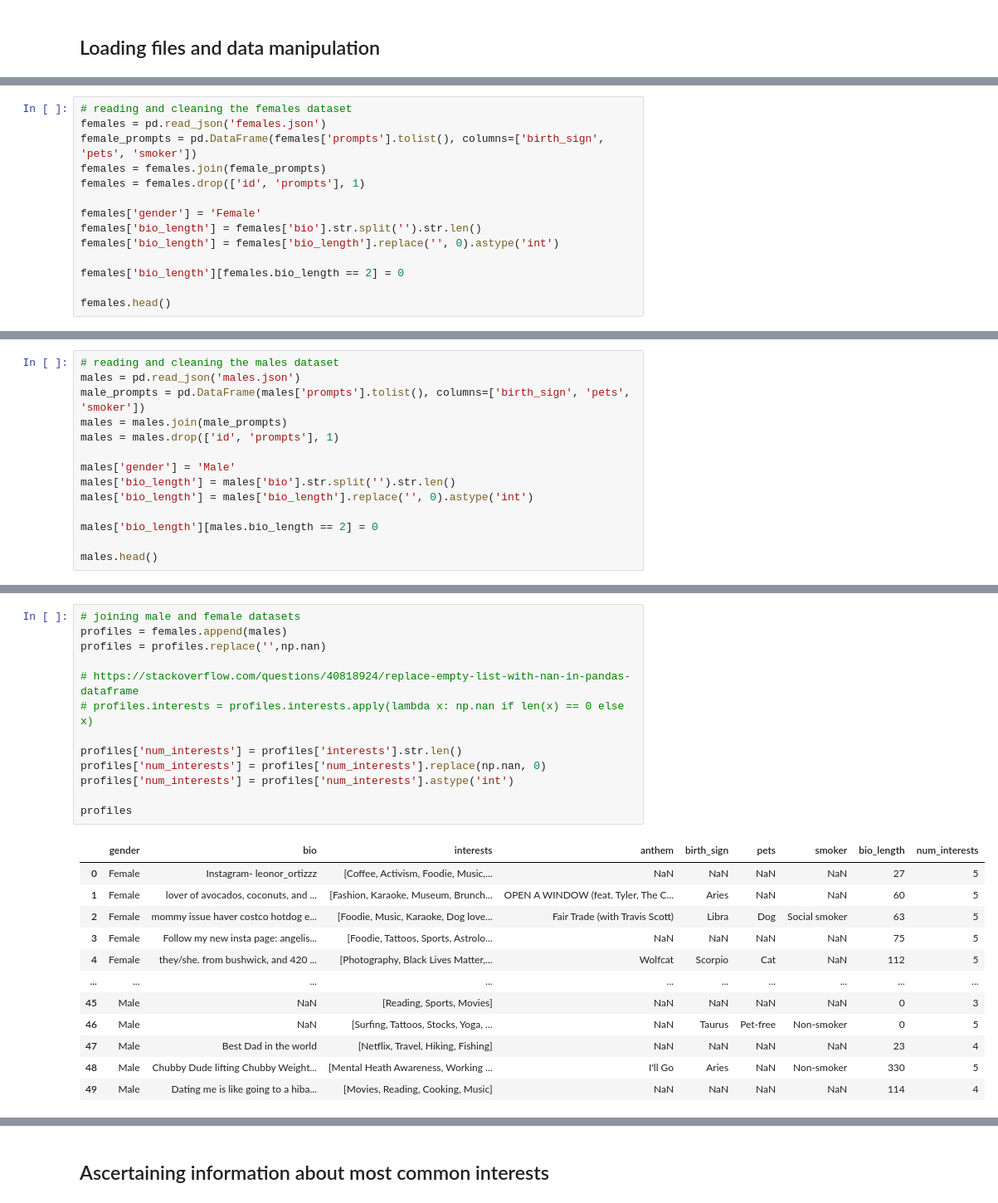
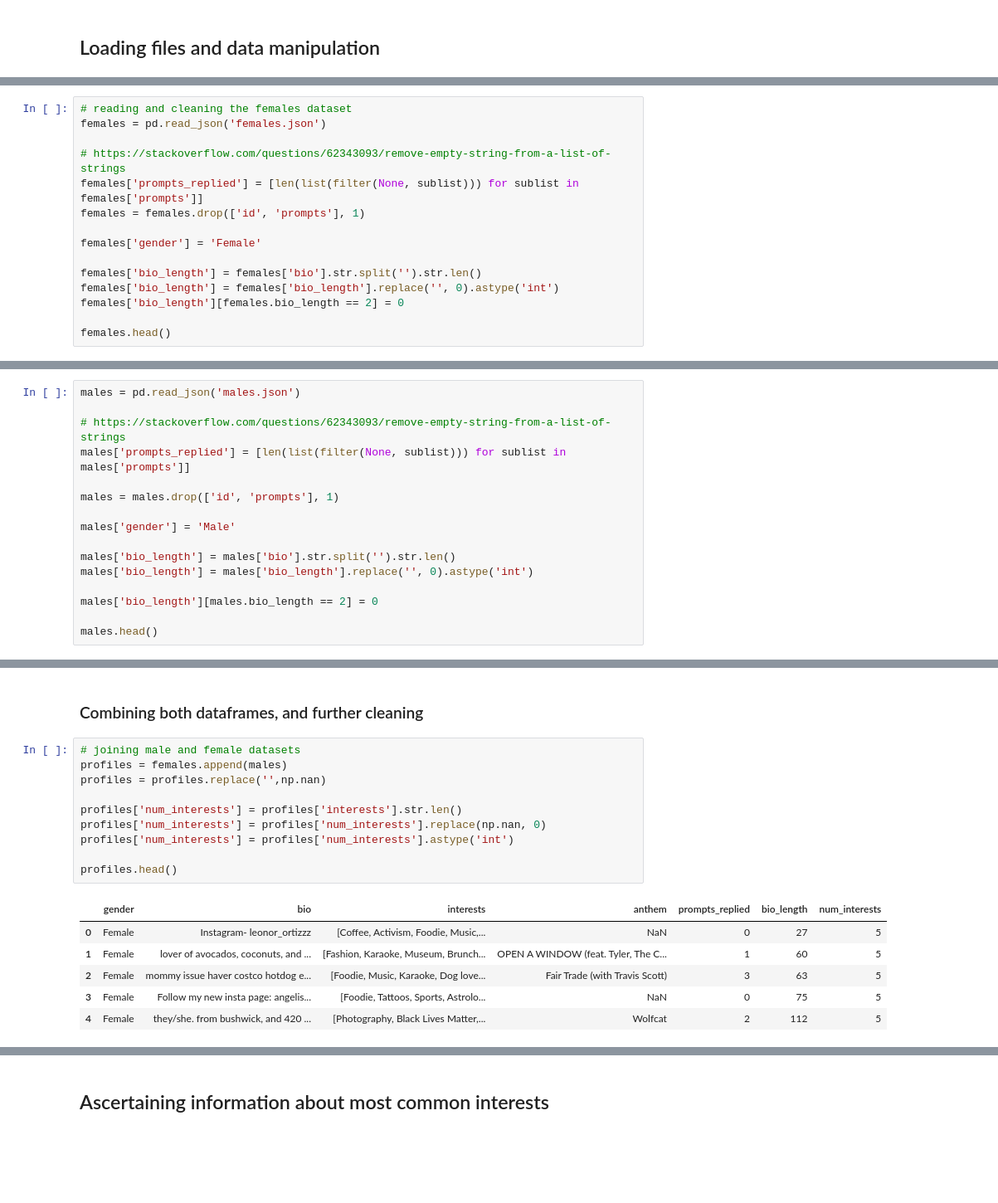
Before and after one commit to ccvale/tinder-profile-analysis, a Jupyter notebook: tinderquery.ipynb, the cells around one changed output, grey strips where cells are left out. Shown: that part at 83% size. Cells and saved outputs as stored; diff of their text form; blank space fills up the shorter version.

Commit message:
something like this

```diff
--- a/tinderquery.ipynb
+++ b/tinderquery.ipynb
@@ -13,14 +15,15 @@ import numpy as np
 # %%
 # reading and cleaning the females dataset
 females = pd.read_json('females.json')
-female_prompts = pd.DataFrame(females['prompts'].tolist(), columns=['birth_sign', 'pets', 'smoker'])
-females = females.join(female_prompts)
+
+# https://stackoverflow.com/questions/62343093/remove-empty-string-from-a-list-of-strings
+females['prompts_replied'] = [len(list(filter(None, sublist))) for sublist in females['prompts']]
 females = females.drop(['id', 'prompts'], 1)
 
 females['gender'] = 'Female'
+
 females['bio_length'] = females['bio'].str.split('').str.len()
 females['bio_length'] = females['bio_length'].replace('', 0).astype('int')
-
 females['bio_length'][females.bio_length == 2] = 0
 
 females.head()
@@ -34,11 +39,13 @@ females.head()
 # %%
-# reading and cleaning the males dataset
 males = pd.read_json('males.json')
-male_prompts = pd.DataFrame(males['prompts'].tolist(), columns=['birth_sign', 'pets', 'smoker'])
-males = males.join(male_prompts)
+
+# https://stackoverflow.com/questions/62343093/remove-empty-string-from-a-list-of-strings
+males['prompts_replied'] = [len(list(filter(None, sublist))) for sublist in males['prompts']]
+
 males = males.drop(['id', 'prompts'], 1)
 
 males['gender'] = 'Male'
+
 males['bio_length'] = males['bio'].str.split('').str.len()
 males['bio_length'] = males['bio_length'].replace('', 0).astype('int')
 
@@ -55,26 +62,19 @@ males.head()
+# %% [markdown]
+### Combining both dataframes, and further cleaning
 # %%
 # joining male and female datasets
 profiles = females.append(males)
 profiles = profiles.replace('',np.nan)
 
-# https://stackoverflow.com/questions/40818924/replace-empty-list-with-nan-in-pandas-dataframe
-# profiles.interests = profiles.interests.apply(lambda x: np.nan if len(x) == 0 else x)
-
 profiles['num_interests'] = profiles['interests'].str.len()
 profiles['num_interests'] = profiles['num_interests'].replace(np.nan, 0)
 profiles['num_interests'] = profiles['num_interests'].astype('int')
 
-profiles
+profiles.head()
 # %% [output]
-|  | gender | bio | interests | anthem | birth_sign | pets | smoker | bio_length | num_interests |
-| 0 | Female | Instagram- leonor_ortizzz | [Coffee, Activism, Foodie, Music,... | NaN | NaN | NaN | NaN | 27 | 5 |
-| 1 | Female | lover of avocados, coconuts, and ... | [Fashion, Karaoke, Museum, Brunch... | OPEN A WINDOW (feat. Tyler, The C... | Aries | NaN | NaN | 60 | 5 |
-| 2 | Female | mommy issue haver costco hotdog e... | [Foodie, Music, Karaoke, Dog love... | Fair Trade (with Travis Scott) | Libra | Dog | Social smoker | 63 | 5 |
-| 3 | Female | Follow my new insta page: angelis... | [Foodie, Tattoos, Sports, Astrolo... | NaN | NaN | NaN | NaN | 75 | 5 |
-| 4 | Female | they/she. from bushwick, and 420 ... | [Photography, Black Lives Matter,... | Wolfcat | Scorpio | Cat | NaN | 112 | 5 |
-| ... | ... | ... | ... | ... | ... | ... | ... | ... | ... |
-| 45 | Male | NaN | [Reading, Sports, Movies] | NaN | NaN | NaN | NaN | 0 | 3 |
-| 46 | Male | NaN | [Surfing, Tattoos, Stocks, Yoga, ... | NaN | Taurus | Pet-free | Non-smoker | 0 | 5 |
-| 47 | Male | Best Dad in the world | [Netflix, Travel, Hiking, Fishing] | NaN | NaN | NaN | NaN | 23 | 4 |
-| 48 | Male | Chubby Dude lifting Chubby Weight... | [Mental Heath Awareness, Working ... | I'll Go | Aries | NaN | Non-smoker | 330 | 5 |
-| 49 | Male | Dating me is like going to a hiba... | [Movies, Reading, Cooking, Music] | NaN | NaN | NaN | NaN | 114 | 4 |
+|  | gender | bio | interests | anthem | prompts_replied | bio_length | num_interests |
+| 0 | Female | Instagram- leonor_ortizzz | [Coffee, Activism, Foodie, Music,... | NaN | 0 | 27 | 5 |
+| 1 | Female | lover of avocados, coconuts, and ... | [Fashion, Karaoke, Museum, Brunch... | OPEN A WINDOW (feat. Tyler, The C... | 1 | 60 | 5 |
+| 2 | Female | mommy issue haver costco hotdog e... | [Foodie, Music, Karaoke, Dog love... | Fair Trade (with Travis Scott) | 3 | 63 | 5 |
+| 3 | Female | Follow my new insta page: angelis... | [Foodie, Tattoos, Sports, Astrolo... | NaN | 0 | 75 | 5 |
+| 4 | Female | they/she. from bushwick, and 420 ... | [Photography, Black Lives Matter,... | Wolfcat | 2 | 112 | 5 |
```
Also changed, not shown: parts of 19 cells of this notebook, 1 other file.
